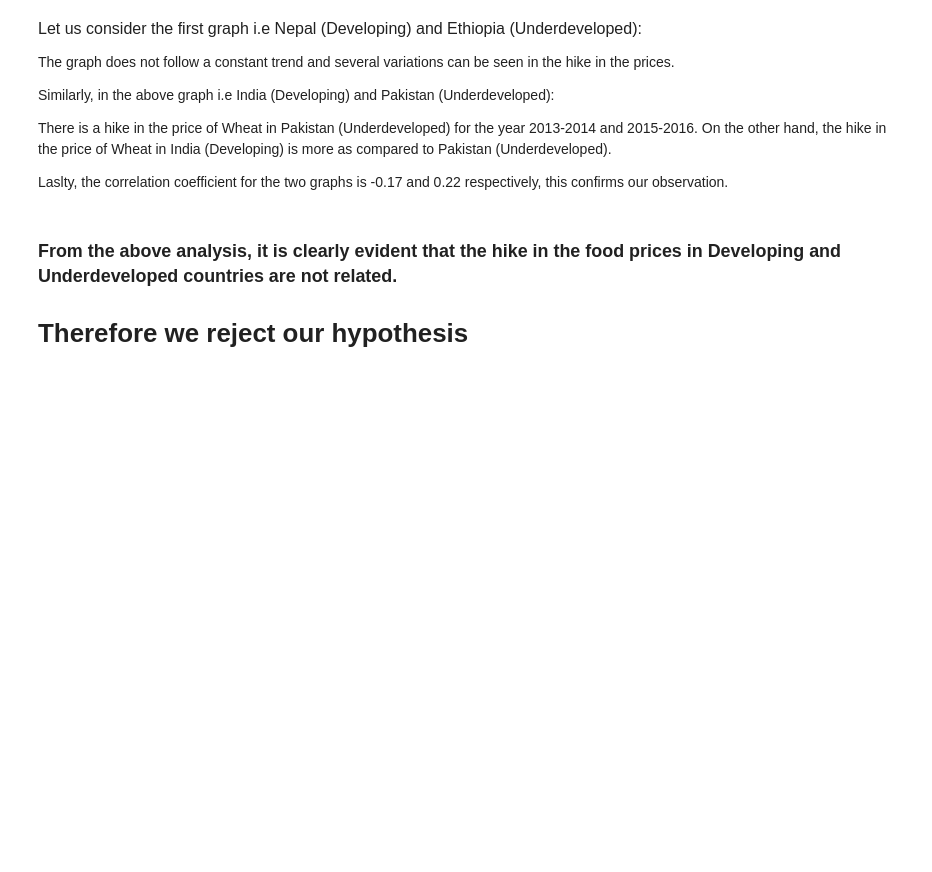
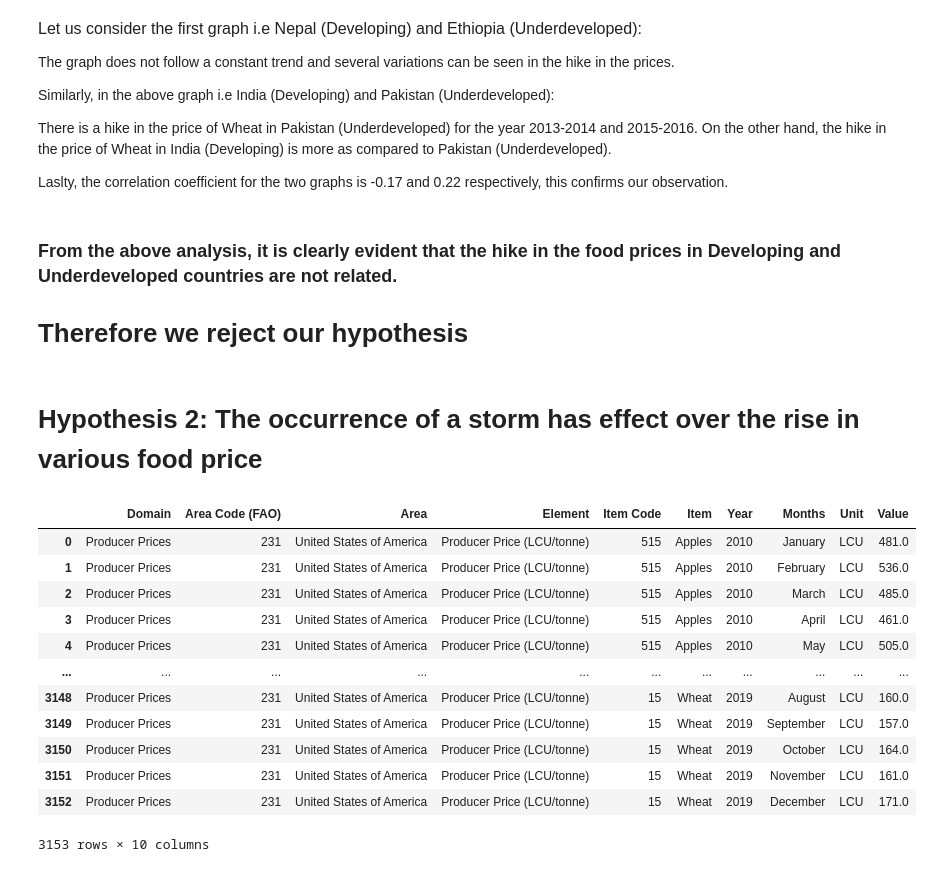
Before and after one commit to DarshanPangare/2021Fall_finals, a Jupyter notebook: Final.ipynb, the cells around one changed output. Saved outputs shown, nothing was run; the diff lists cells and outputs as text; code cells hidden in the pictures; blank space fills up the shorter version.

```diff
--- a/Final.ipynb
+++ b/Final.ipynb
@@ -99,3 +82,25 @@ Laslty, the correlation coefficient for the two graphs is -0.17 and 0.22 respect
 # %% [markdown]
 ### From the above analysis, it is clearly evident that the hike in the food prices in Developing and Underdeveloped countries are not related.
 # Therefore we reject our hypothesis
+# %% [markdown]
+# Hypothesis 2: The occurrence of a storm has effect over the rise in various food price
+# %%
+data = pd.read_csv("/Users/dp/Desktop/SEM 1/IS597PR/2021Fall_finals/Dataset/FAOSTAT_data_all_crops_data.csv",
+                        usecols = ['Domain','Area Code (FAO)','Area','Element','Item Code',
+                                   'Item','Year','Months','Unit','Value'])
+#                    warn_bad_lines=False, error_bad_lines=False, engine='python', skipfooter=1)
+storm_data = get_storm_data()
+# %% [output]
+|  | Domain | Area Code (FAO) | Area | Element | Item Code | Item | Year | Months | Unit | Value |
+| 0 | Producer Prices | 231 | United States of America | Producer Price (LCU/tonne) | 515 | Apples | 2010 | January | LCU | 481.0 |
+| 1 | Producer Prices | 231 | United States of America | Producer Price (LCU/tonne) | 515 | Apples | 2010 | February | LCU | 536.0 |
+| 2 | Producer Prices | 231 | United States of America | Producer Price (LCU/tonne) | 515 | Apples | 2010 | March | LCU | 485.0 |
+| 3 | Producer Prices | 231 | United States of America | Producer Price (LCU/tonne) | 515 | Apples | 2010 | April | LCU | 461.0 |
+| 4 | Producer Prices | 231 | United States of America | Producer Price (LCU/tonne) | 515 | Apples | 2010 | May | LCU | 505.0 |
+| ... | ... | ... | ... | ... | ... | ... | ... | ... | ... | ... |
+| 3148 | Producer Prices | 231 | United States of America | Producer Price (LCU/tonne) | 15 | Wheat | 2019 | August | LCU | 160.0 |
+| 3149 | Producer Prices | 231 | United States of America | Producer Price (LCU/tonne) | 15 | Wheat | 2019 | September | LCU | 157.0 |
+| 3150 | Producer Prices | 231 | United States of America | Producer Price (LCU/tonne) | 15 | Wheat | 2019 | October | LCU | 164.0 |
+| 3151 | Producer Prices | 231 | United States of America | Producer Price (LCU/tonne) | 15 | Wheat | 2019 | November | LCU | 161.0 |
+| 3152 | Producer Prices | 231 | United States of America | Producer Price (LCU/tonne) | 15 | Wheat | 2019 | December | LCU | 171.0 |
+3153 rows × 10 columns
```
Also changed, not shown: parts of 8 cells of this notebook, 16 other files.
